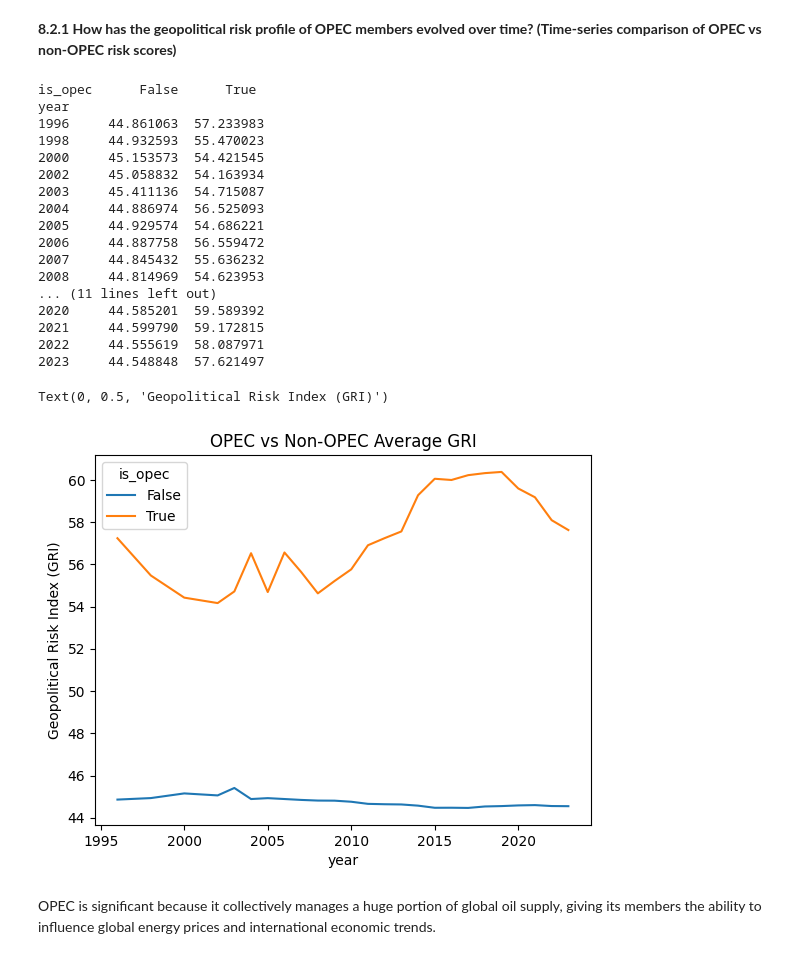
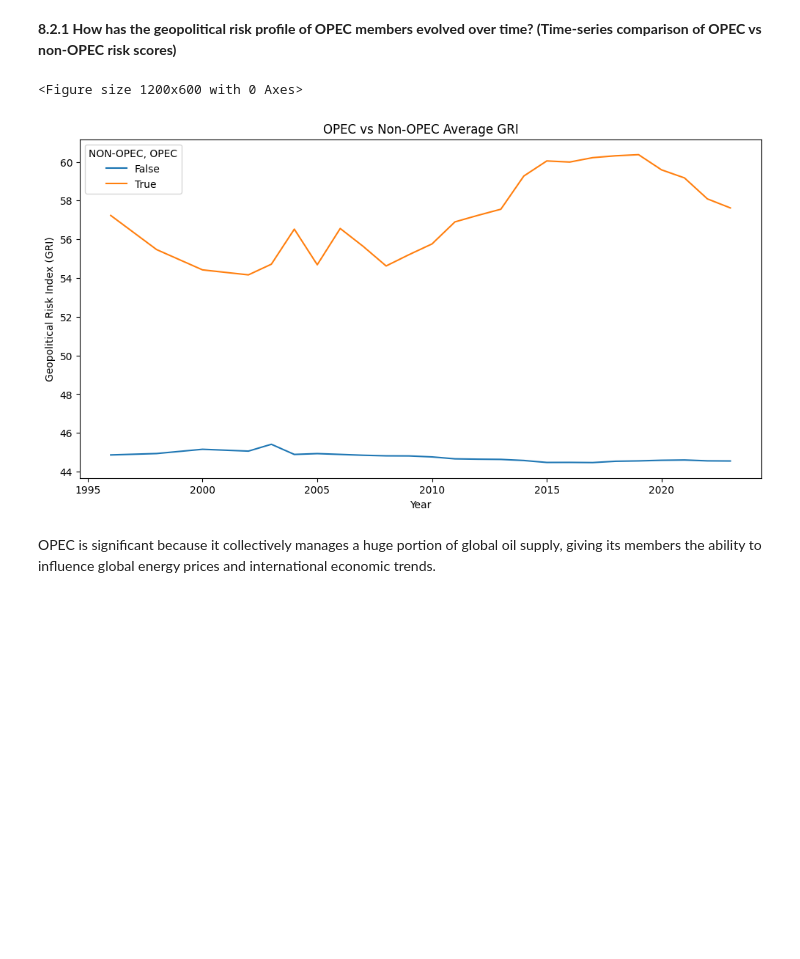
Before and after one commit to EMuritu/Geopolitical_Risk_Index, a Jupyter notebook: Geopolitical_Risk_Index.ipynb, the cells around one changed output. Cells and saved outputs as stored; diff of their text form; code cells hidden in the pictures; blank space fills up the shorter version.

```diff
--- a/Geopolitical_Risk_Index.ipynb
+++ b/Geopolitical_Risk_Index.ipynb
@@ -733,35 +777,23 @@ print(f"{high_risk_share:.1f}% of global production comes from high-risk (Q4) co
 # %%
 # Identify OPEC members
 opec_countries = ['Algeria', 'Iran', 'Iraq', 'Kuwait', 'Equitorial Guinea', 'Gabon',
                  'Libya', 'Nigeria', 'Republic of Congo','Saudi Arabia', 'United Arab Emirates', 'Venezuela']
 
 merged['is_opec'] = merged['country'].isin(opec_countries)
 
 # Yearly risk comparison
-risk_trend = merged.groupby(['year', 'is_opec'])['composite_risk'].mean().unstack()
-print(risk_trend)
-risk_trend.plot(title='OPEC vs Non-OPEC Average GRI')
+plt.figure(figsize=(12, 6))
+
+plt.figure(figsize=(12, 6))
+sns.lineplot(x='year', y='composite_risk', hue='is_opec', data=merged, errorbar=None)
+plt.title('OPEC vs Non-OPEC Average GRI')
+plt.xlabel('Year')
 plt.ylabel('Geopolitical Risk Index (GRI)')
+plt.legend(title='NON-OPEC, OPEC')
+plt.show()
 # %% [output]
-is_opec      False      True
-year
-1996     44.861063  57.233983
-1998     44.932593  55.470023
-2000     45.153573  54.421545
-2002     45.058832  54.163934
-2003     45.411136  54.715087
-2004     44.886974  56.525093
-2005     44.929574  54.686221
-2006     44.887758  56.559472
-2007     44.845432  55.636232
-2008     44.814969  54.623953
-... (11 lines left out)
-2020     44.585201  59.589392
-2021     44.599790  59.172815
-2022     44.555619  58.087971
-2023     44.548848  57.621497
+<Figure size 1200x600 with 0 Axes>
-Text(0, 0.5, 'Geopolitical Risk Index (GRI)')
-[figure, old version]
+[figure, new version]
 # %% [markdown]
 OPEC is significant because it collectively manages a huge portion of global oil supply, giving its members the ability to influence global energy prices and international economic trends.
 # %% [markdown]
```
Also changed, not shown: parts of 3 cells of this notebook.
